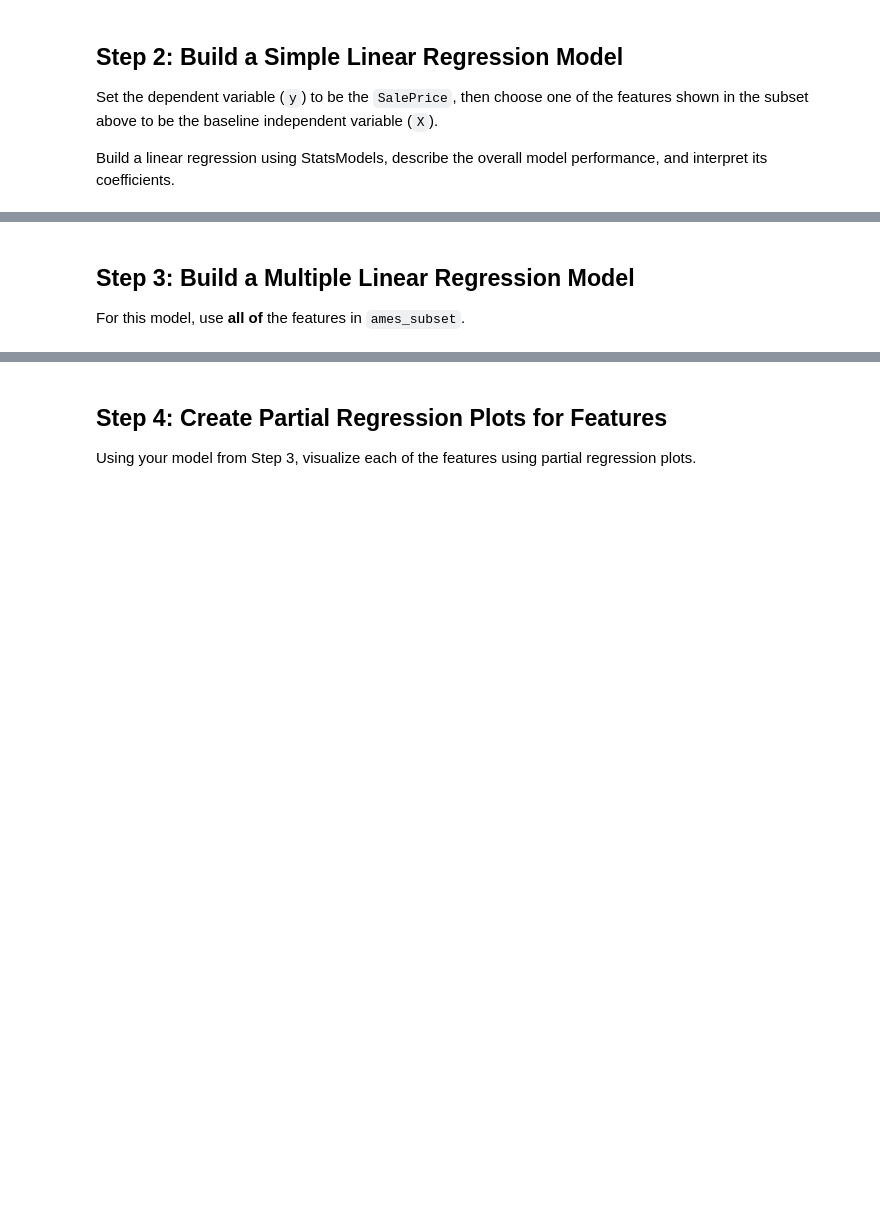
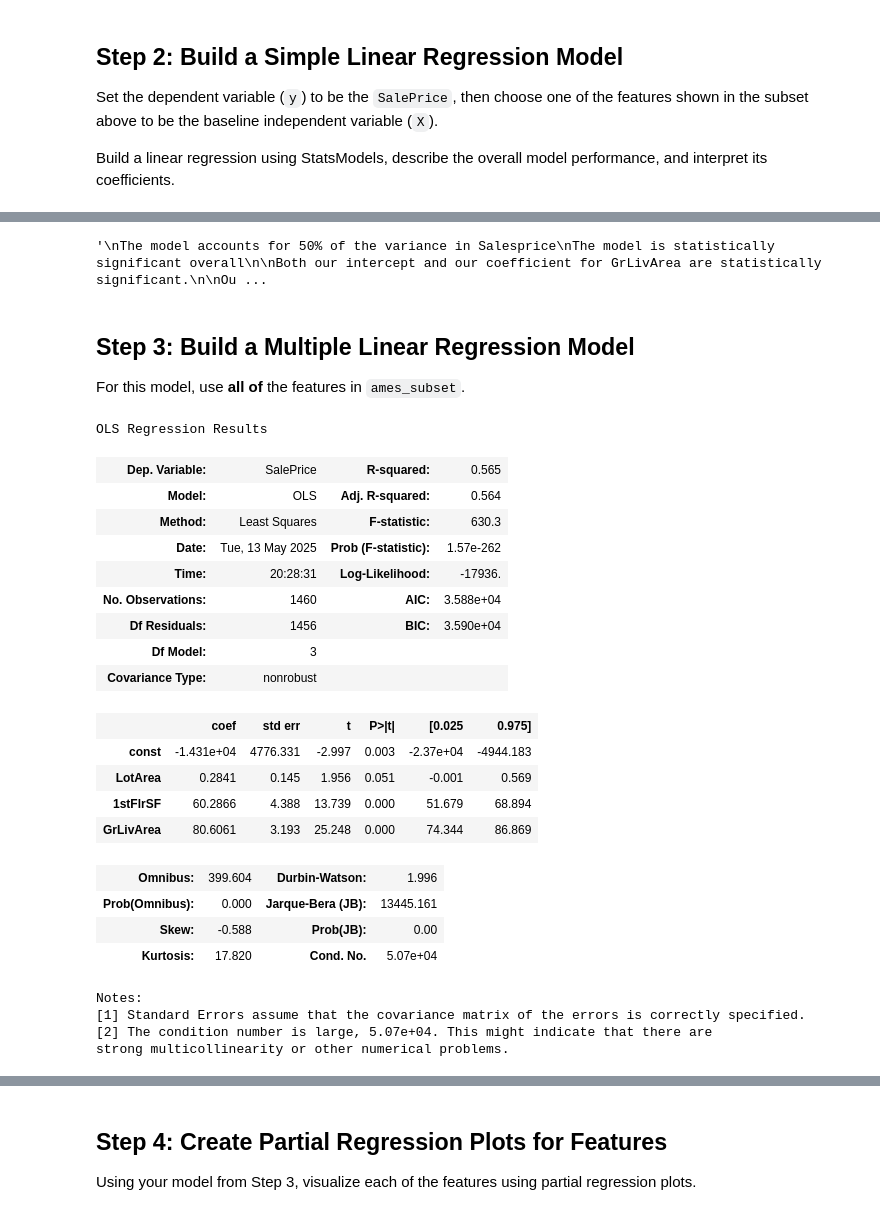
Before and after one commit to DaveyMburu/dsc-multiple-linear-regression-statsmodels-lab-v2-5, a Jupyter notebook: index.ipynb, the cells around one changed output, grey strips where cells are left out. Drawn from its saved outputs; the diff is of its cells as text; code cells hidden in the pictures; blank space fills up the shorter version.

```diff
--- a/index.ipynb
+++ b/index.ipynb
@@ -72,3 +165,19 @@ Build a linear regression using StatsModels, describe the overall model performa
+# %%
+# Your written answer here - interpret model results
+'''
+The model accounts for 50% of the variance in Salesprice
+The model is statistically significant overall
+
+Both our intercept and our coefficient for GrLivArea are statistically significant.
+
+Our intercept is about 18,600, meaning that a home with 0 square feet of above-ground
+living area would cost about $18.6k.
+
+Our coefficient for GrLivArea is about 107, which means that for each additional square
+foot of above ground living area, we expect the price to increase about $107.
+'''
+# %% [output]
+'\nThe model accounts for 50% of the variance in Salesprice\nThe model is statistically significant overall\n\nBoth our intercept and our coefficient for GrLivArea are statistically significant.\n\nOu ...
 # %% [markdown]
 ## Step 3: Build a Multiple Linear Regression Model
 
@@ -78,2 +188,29 @@ For this model, use **all of** the features in `ames_subset`.
 # %%
 # Your code here - fit model and display results
+model = sm.OLS(y, sm.add_constant(X))
+results = model.fit()
+results.summary()
+# %% [output]
+OLS Regression Results
+| Dep. Variable: | SalePrice | R-squared: | 0.565 |
+| Model: | OLS | Adj. R-squared: | 0.564 |
+| Method: | Least Squares | F-statistic: | 630.3 |
+| Date: | Tue, 13 May 2025 | Prob (F-statistic): | 1.57e-262 |
+| Time: | 20:28:31 | Log-Likelihood: | -17936. |
+| No. Observations: | 1460 | AIC: | 3.588e+04 |
+| Df Residuals: | 1456 | BIC: | 3.590e+04 |
+| Df Model: | 3 |  |  |
+| Covariance Type: | nonrobust |  |  |
+|  | coef | std err | t | P>|t| | [0.025 | 0.975] |
+| const | -1.431e+04 | 4776.331 | -2.997 | 0.003 | -2.37e+04 | -4944.183 |
+| LotArea | 0.2841 | 0.145 | 1.956 | 0.051 | -0.001 | 0.569 |
+| 1stFlrSF | 60.2866 | 4.388 | 13.739 | 0.000 | 51.679 | 68.894 |
+| GrLivArea | 80.6061 | 3.193 | 25.248 | 0.000 | 74.344 | 86.869 |
+| Omnibus: | 399.604 | Durbin-Watson: | 1.996 |
+| Prob(Omnibus): | 0.000 | Jarque-Bera (JB): | 13445.161 |
+| Skew: | -0.588 | Prob(JB): | 0.00 |
+| Kurtosis: | 17.820 | Cond. No. | 5.07e+04 |
+Notes:
+[1] Standard Errors assume that the covariance matrix of the errors is correctly specified.
+[2] The condition number is large, 5.07e+04. This might indicate that there are
+strong multicollinearity or other numerical problems.
```
Also changed, not shown: parts of 20 cells of this notebook.
